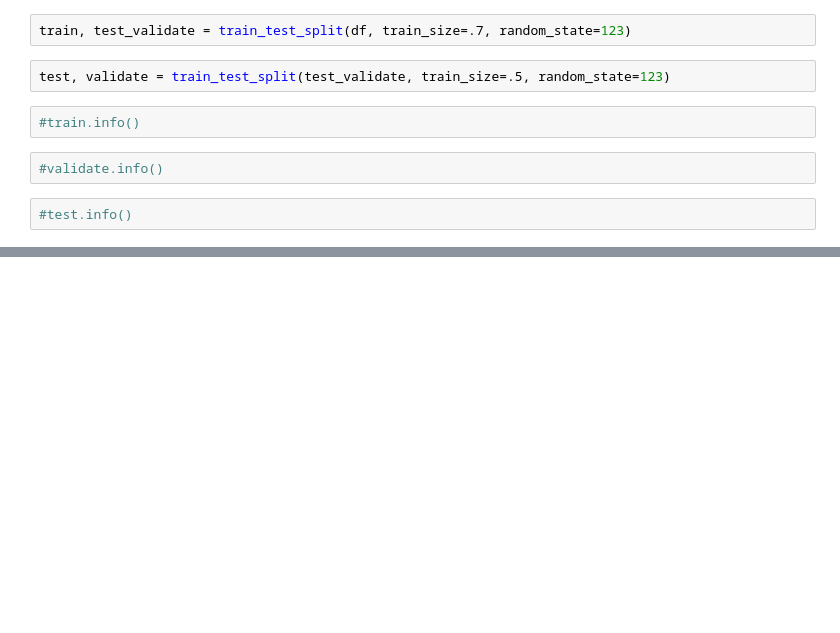
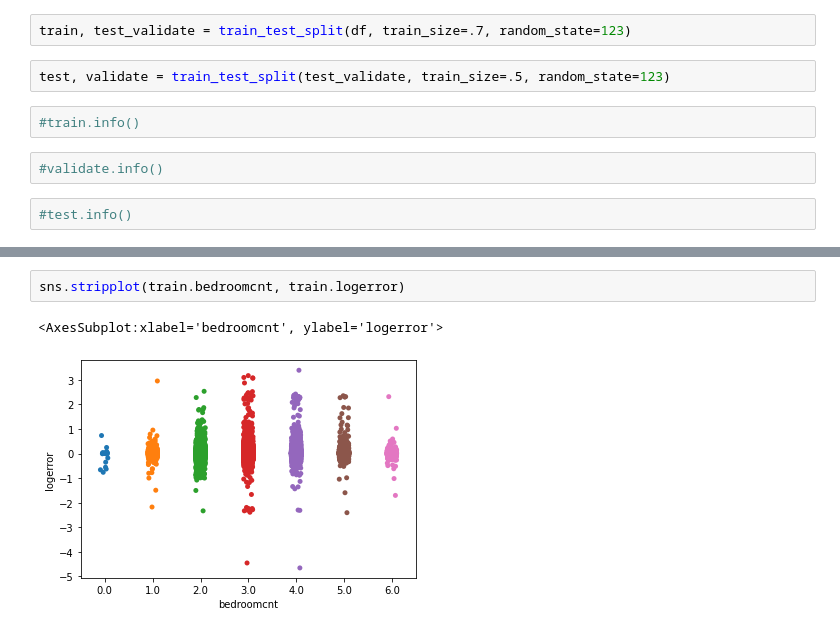
Before and after one commit to Michael-Austin-Mesa/clustering-exercises, a Jupyter notebook: explore_zillow.ipynb, the cells around one changed output, grey strips where cells are left out. Saved outputs shown, nothing was run; the diff lists cells and outputs as text; blank space fills up the shorter version.

```diff
--- a/explore_zillow.ipynb
+++ b/explore_zillow.ipynb
@@ -70,0 +106,5 @@ plt.scatter(train.fips, train.fips)
+# %%
+sns.stripplot(train.bedroomcnt, train.logerror)
+# %% [output]
+<AxesSubplot:xlabel='bedroomcnt', ylabel='logerror'>
+[figure, added]
```
Also changed, not shown: parts of 21 cells of this notebook.
